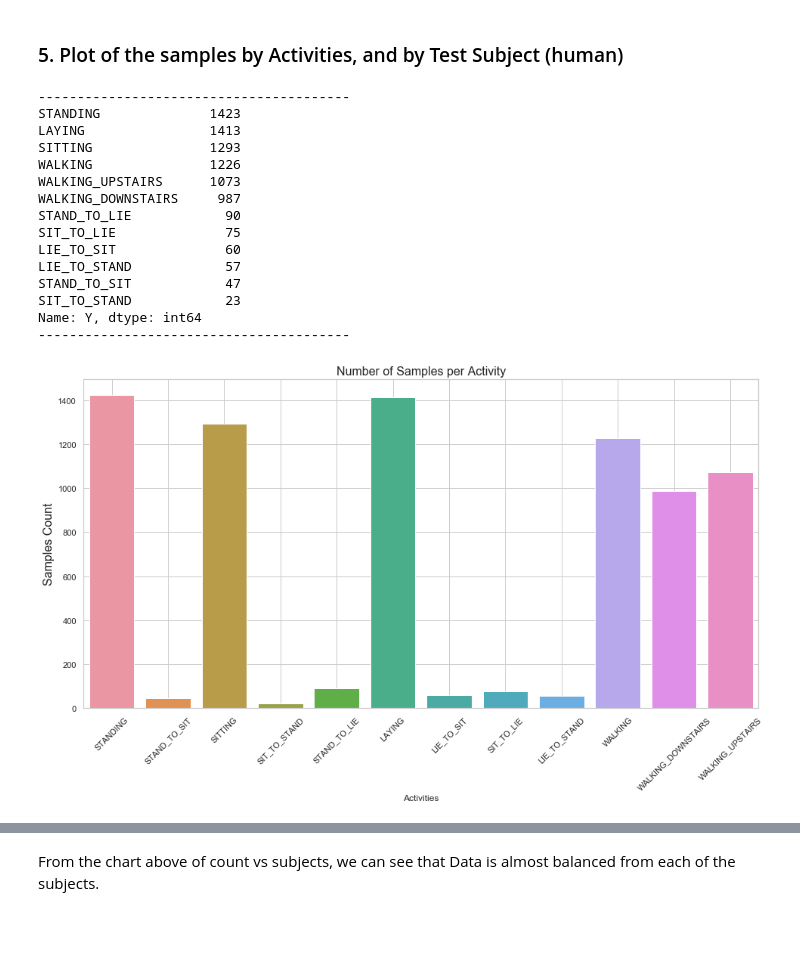
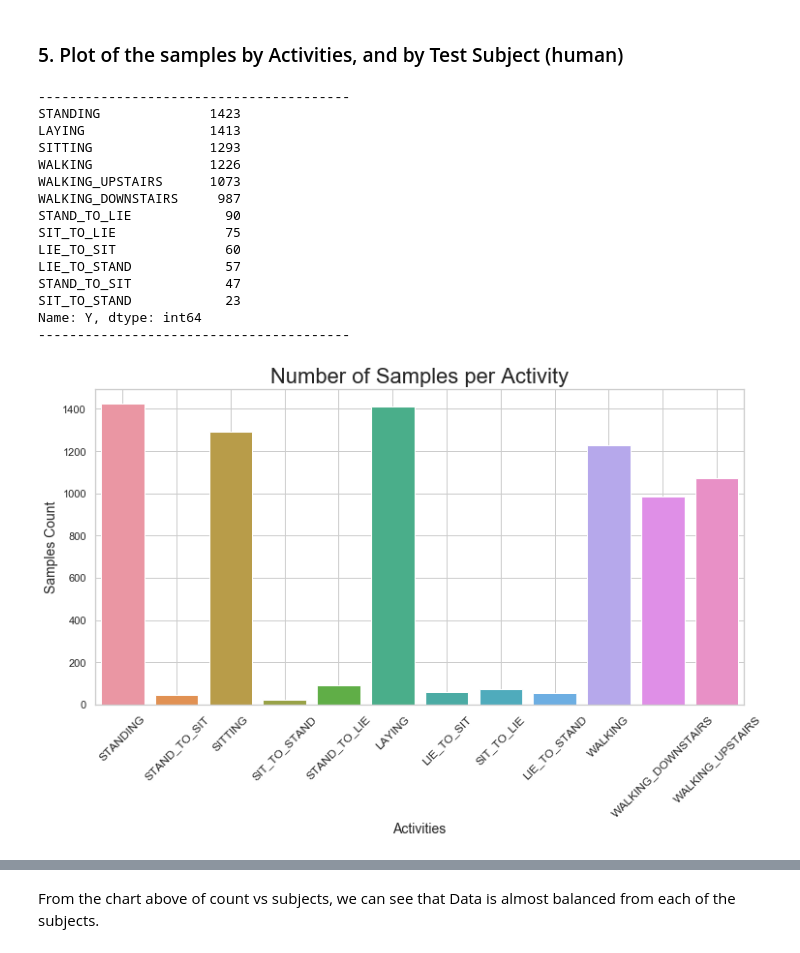
Before and after one commit to gmossy/human-activity-recognition, a Jupyter notebook: human_activity_recognizer.ipynb, the cells around one changed output, grey strips where cells are left out. Cells and saved outputs as stored; diff of their text form; code cells hidden in the pictures; blank space fills up the shorter version.

```diff
--- a/human_activity_recognizer.ipynb
+++ b/human_activity_recognizer.ipynb
@@ -383,7 +431,7 @@ labeled_X_test2.sample()
 1 rows × 563 columns
 # %%
 # The activities in the dataset as integers, i.e, 5= LAYING
-df=pd.DataFrame(y_train2.Y)
+df=pd.DataFrame(y_train.Y)
 df.T
 # %% [output]
 |  | 0 | 1 | 2 | 3 | 4 | 5 | 6 | 7 | 8 | 9 | ... | ... |
@@ -407,6 +455,6 @@ array([[ 4.35796737e-02, -5.97022125e-03, -3.50543440e-02, ...,
        [ 6.89537649e-02,  1.81032226e-03, -8.03234315e-02, ...,
          4.29812890e-02,  3.00000000e+01,  2.00000000e+00]])
 # %%
-labeled_y_train2 = df.replace({ 1: activity_labels2.Activity[0], 2: activity_labels2.Activity[1], 3: activity_labels2.Activity[2], 4: activity_labels2.Activity[3], 5: activity_labels2.Activity[4], 6: activity_labels2.Activity[5], 7: activity_labels2.Activity[6], 8: activity_labels2.Activity[7], 9: activity_labels2.Activity[8], 10: activity_labels2.Activity[9], 11: activity_labels2.Activity[10], 12: activity_labels2.Activity[11]})
+labeled_y_train = df.replace({ 1: activity_labels2.Activity[0], 2: activity_labels2.Activity[1], 3: activity_labels2.Activity[2], 4: activity_labels2.Activity[3], 5: activity_labels2.Activity[4], 6: activity_labels2.Activity[5], 7: activity_labels2.Activity[6], 8: activity_labels2.Activity[7], 9: activity_labels2.Activity[8], 10: activity_labels2.Activity[9], 11: activity_labels2.Activity[10], 12: activity_labels2.Activity[11]})
 # %%
 # https://www.tutorialspoint.com/python_pandas/python_pandas_dataframe.htm
@@ -471,39 +519,39 @@ X_train2
 # %% [markdown]
 ### 5. Plot of the samples by Activities, and by Test Subject (human)
 # %%
-df = labeled_y_train2
-
+# Plot of the Number of Samples per Activity
+df = labeled_y_train
 df.T
 # print(df.Y.unique())
 print("----------------------------------------")
 print(df.Y.value_counts())
-# can also be referenced as y_train2['Y'].value_counts()
+# can also be referenced as y_train['Y'].value_counts()
 print("----------------------------------------")
 
-sns.set(rc={'figure.figsize':(16,8)})
+sns.set(rc={'figure.figsize':(12,6)})
 sns.set_style('whitegrid')
-fig = sns.countplot(x = "Y" , data = labeled_y_train2)
-plt.xlabel("Activities", fontsize=12)  # Activities is column 'Y'
-plt.ylabel("Samples Count", fontsize=16)
-plt.title("Number of Samples per Activity", fontsize=16)
-plt.xticks(rotation=45)
+fig = sns.countplot(x = "Y" , data = labeled_y_train)
+plt.xlabel("Activities", fontsize=14)  # Activities is column 'Y'
+plt.ylabel("Samples Count", fontsize=14)
+plt.title("Number of Samples per Activity", fontsize=22)
+plt.xticks(rotation=45, fontsize=12)
 plt.grid(True)
 plt.show(fig)
 # %% [output]
 ----------------------------------------
 STANDING              1423
 LAYING                1413
 SITTING               1293
 WALKING               1226
 WALKING_UPSTAIRS      1073
 WALKING_DOWNSTAIRS     987
 STAND_TO_LIE            90
 SIT_TO_LIE              75
 LIE_TO_SIT              60
 LIE_TO_STAND            57
 STAND_TO_SIT            47
 SIT_TO_STAND            23
 Name: Y, dtype: int64
 ----------------------------------------
-[figure, old version]
+[figure, new version]
 # %%
```
Also changed, not shown: parts of 151 cells of this notebook.
